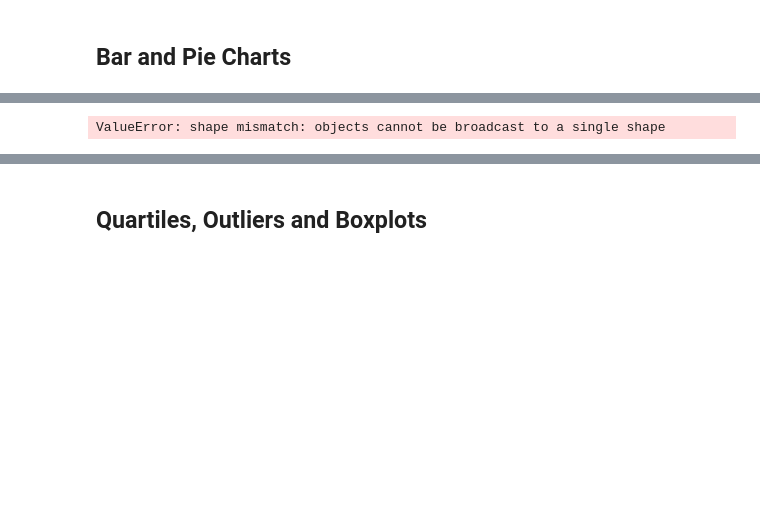
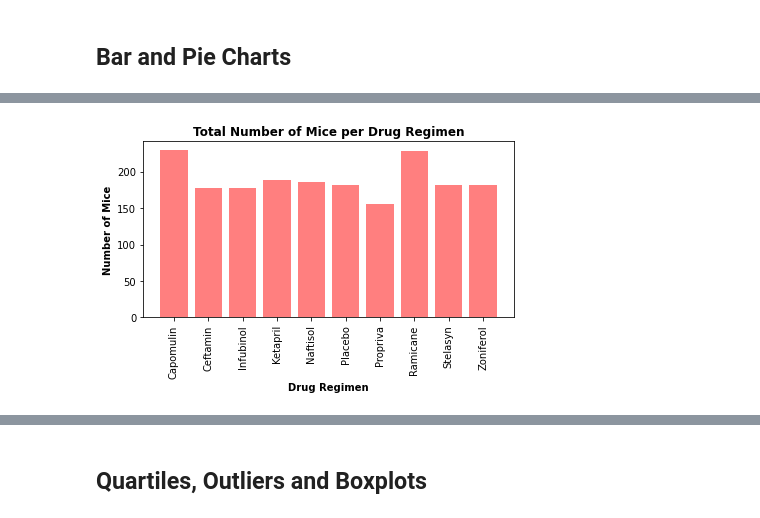
Before and after one commit to abpuccini/matplotlib-challenge, a Jupyter notebook: pymaceuticals_analysis.ipynb, the cells around one changed output, grey strips where cells are left out. Drawn from its saved outputs; the diff is of its cells as text; code cells hidden in the pictures; blank space fills up the shorter version.

```diff
--- a/pymaceuticals_analysis.ipynb
+++ b/pymaceuticals_analysis.ipynb
@@ -133,16 +133,22 @@ pd_bar_mice_per_regimen.figure.savefig('Images/pd_bar_mice_per_regimen.png')
 # %%
 # **Using pyplot** Generate a bar plot showing the total number of mice for each treatment
 # Set x axis
-x_axis_regimen = np.arange(-0.5,10,-0.5)
+x_axis_regimen = np.arange(len(no_mice_per_regimen))
+regimen_name = list(no_mice_per_regimen.index.values)
 
-plt.bar(py_bar_x_axis_regimen, no_mice_per_regimen, color='red', alpha=0.5, align='best')
-tick_locations = [value for value in x_axis_regimen]
-plt.xticks(tick_locations, [drug_regimen_gp.index()])
-plt.title('Total Number of Mice per Drug Regimen')
-plt.xlabel('Drug Regimen')
-plt.ylabel('Number of Mice')
+# Create bar chart
+plt.bar(x_axis_regimen, no_mice_per_regimen, color='red', alpha=0.5)
+
+# Set x/y label, title and show the bar graph
+plt.xticks(x_axis_regimen, regimen_name, rotation='vertical')
+plt.title('Total Number of Mice per Drug Regimen', fontweight = 'bold')
+plt.xlabel('Drug Regimen', fontweight = 'bold')
+plt.ylabel('Number of Mice', fontweight = 'bold')
 plt.tight_layout()
 plt.show()
+
+# Save bar graph to Images folder
+pd_bar_mice_per_regimen.figure.savefig('Images/py_bar_mice_per_regimen.png')
 # %% [output]
-ValueError: shape mismatch: objects cannot be broadcast to a single shape
+[figure, added]
 # %%
```
Also changed, not shown: parts of 5 cells of this notebook, 1 other file.
